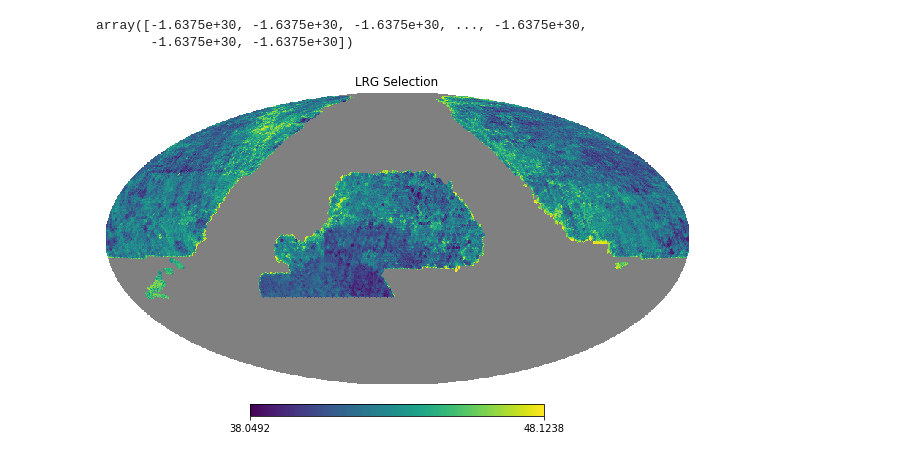
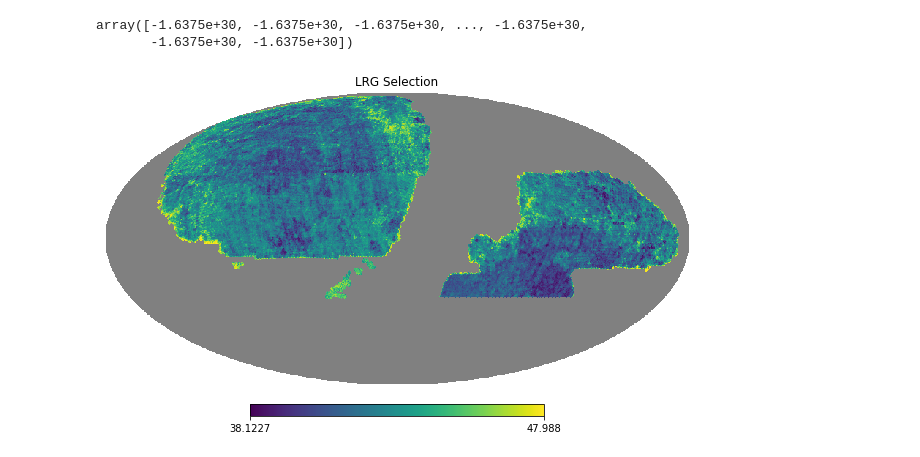
Before and after one commit to mehdirezaie/AddSys, a Jupyter notebook: addsystematics.ipynb, the cells around one changed output. Drawn from its saved outputs; the diff is of its cells as text; code cells hidden in the pictures.

```diff
--- a/addsystematics.ipynb
+++ b/addsystematics.ipynb
@@ -90,13 +132,13 @@ np.save('./elg_selection_v2_hp256.npy', selection_elg, allow_pickle=False)
 # %% [markdown]
 ## Reading
 # %%
-lrg_ = np.load('./lrg_selection_v3_hp256.npy')
+lrg_ = np.load('selection_nn_lrg_256_0.57.0.npy')
 # %%
 lrg_
 # %% [output]
 array([-1.6375e+30, -1.6375e+30, -1.6375e+30, ..., -1.6375e+30,
        -1.6375e+30, -1.6375e+30])
 # %%
-hp.mollview(lrg_, title='LRG Selection')
+hp.mollview(lrg_, title='LRG Selection', rot=120)
 # %% [output]
-[figure, old version]
+[figure, new version]
```
Also changed, not shown: parts of 13 cells of this notebook, 6 other files.
